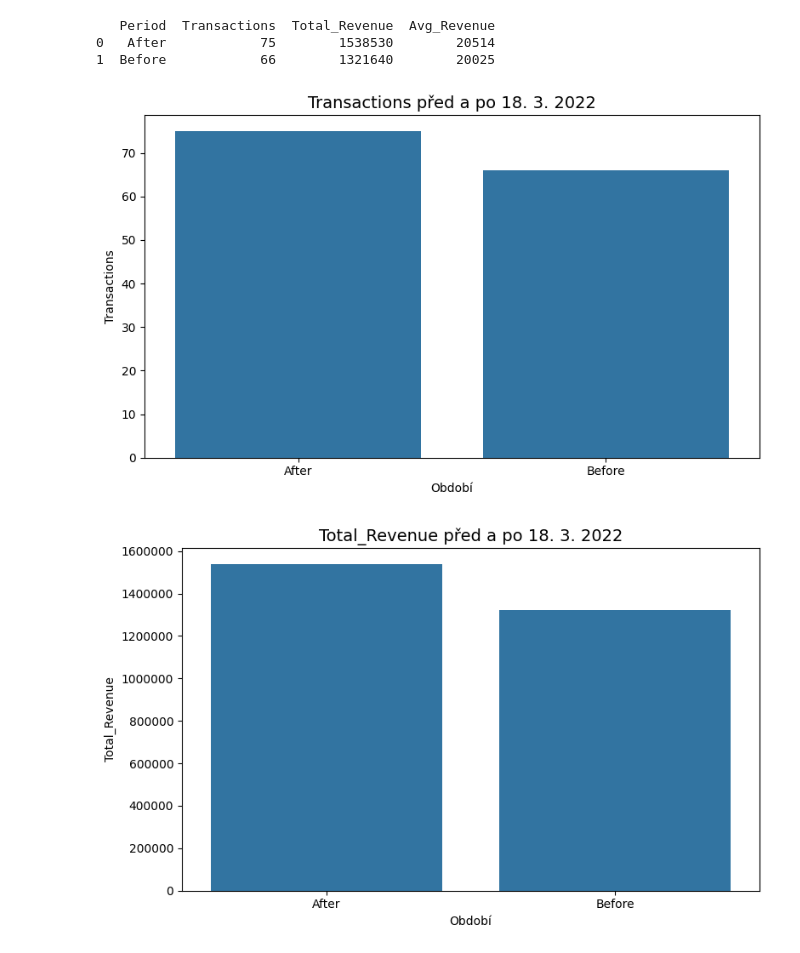
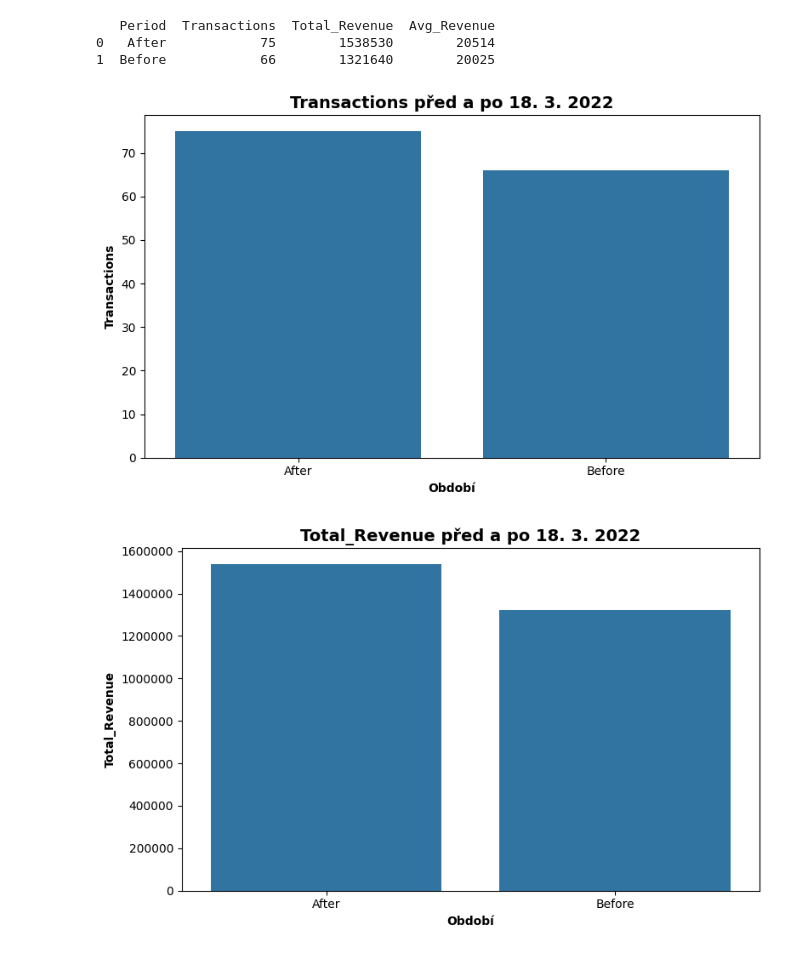
Before and after one commit to lukasgala19/Zadanie_LG, a Jupyter notebook: Zadanie_LG.ipynb, the cells around one changed output. Drawn from its saved outputs; the diff is of its cells as text; code cells hidden in the pictures.

```diff
--- a/Zadanie_LG.ipynb
+++ b/Zadanie_LG.ipynb
@@ -282,15 +282,15 @@ print(result_reset)
 # %%
 metrics = ["Transactions", "Total_Revenue", "Avg_Revenue"]
 
 for metric in metrics:
     plt.figure(figsize=(8, 5))
     sns.barplot(data=result_reset, x="Period", y=metric)
-    plt.title(f"{metric} před a po 18. 3. 2022", fontsize=14)
-    plt.xlabel("Období")
-    plt.ylabel(metric)
+    plt.title(f"{metric} před a po 18. 3. 2022", fontsize=14, fontweight='bold')
+    plt.xlabel("Období", fontweight='bold')
+    plt.ylabel(metric, fontweight='bold')
     plt.ticklabel_format(style='plain', axis='y')
     plt.tight_layout()
     plt.show()
 # %% [output]
-[figure, old version]
+[figure, new version]
-[figure, old version]
+[figure, new version]
```
Also changed, not shown: parts of 5 cells of this notebook.
